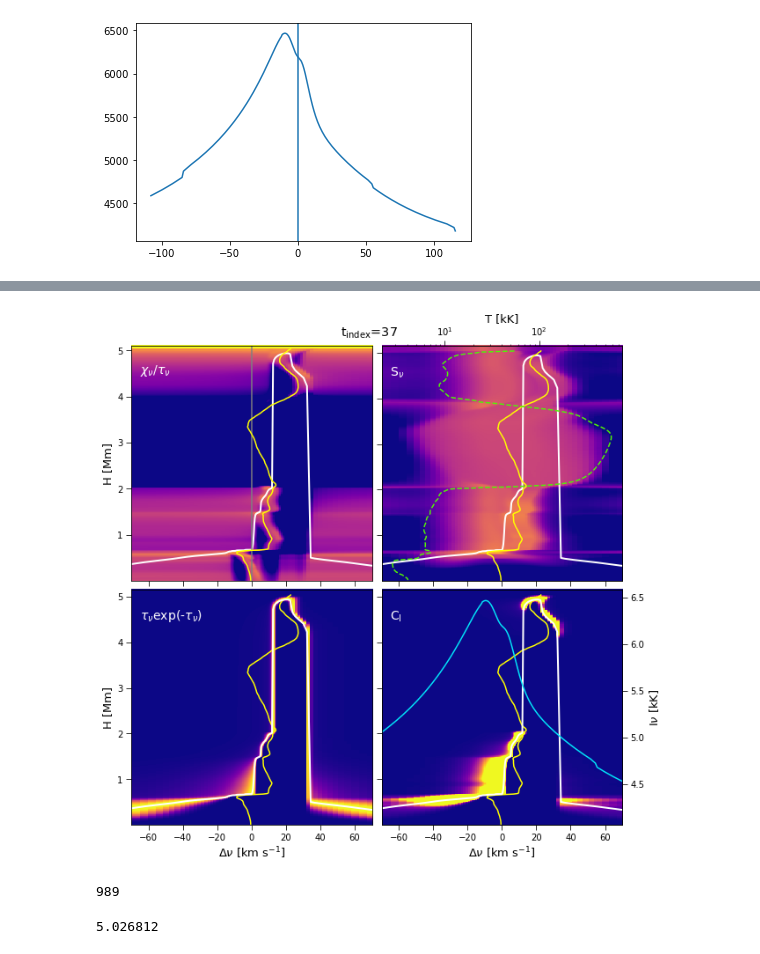
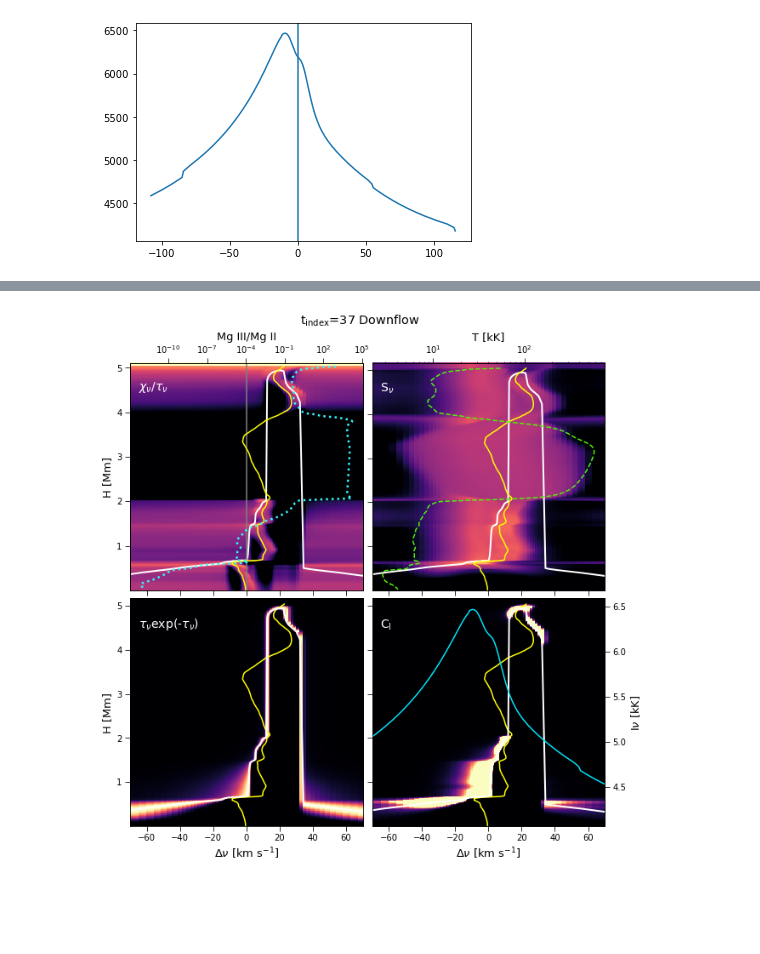
Before and after one commit to souvikita/Bifrost-simulation-analysis, a Jupyter notebook: Cont_function.ipynb, the cells around one changed output, grey strips where cells are left out. Cells and saved outputs as stored; diff of their text form; code cells hidden in the pictures; blank space fills up the shorter version.

Commit message:
Added the Mg III/Mg II populations

```diff
--- a/Cont_function.ipynb
+++ b/Cont_function.ipynb
@@ -519,0 +517,3 @@ dataMg_DRRE_ray_aux = rh15d.Rh15dout(dpath_Mg_DRRE)
+# %%
+dpath_Mg_DRRE = '/mn/stornext/u3/souvikb/rh_2019/rh/rh15d/run_Mg_Juan_new/output_downflows_pops/'
+dataMg_DRRE_ray_aux = rh15d.Rh15dout(dpath_Mg_DRRE)
@@ -615,3 +619,9 @@ plt.axvline(x=0)
 # %% [output]
 <matplotlib.lines.Line2D at 0x...>
 [figure]
+# %%
+continuum_DRRE = dataMg_DRRE_ray_aux.atom_MG.populations[10,X_pix,Y_pix,988:1410]
+tot_mgII_DRRE = np.sum(dataMg_DRRE_ray_aux.atom_MG.populations[0:9,X_pix,Y_pix,988:1410],axis=0)
+
+plt.plot(z1[988:1410],continuum_DRRE/tot_mgII_DRRE)
+plt.yscale('log')
@@ -618,8 +630,8 @@ plt.axvline(x=0)
 # %%
-xdopp_minmax=[-50,50]
-cmap1 = 'plasma'
+xdopp_minmax=[-70,70]
+cmap1 = 'magma'
 fig, axs =plt.subplots(2,2,figsize=(10,10),facecolor='w', edgecolor='k')
-fig.suptitle(r't$_{\mathrm{index}}$=37',va='center',y=0.9,size='x-large')
+fig.suptitle(r't$_{\mathrm{index}}$=37 Downflow',va='center',y=0.95,size='x-large')
 fig.subplots_adjust(hspace = 0.04,wspace=0.04)
 axs=axs.ravel()
 
@@ -636,6 +648,13 @@ axs[0].plot(-1*vel_juan[0,4866,37,988:1410]/1e3,z1[988:1410],color='yellow')
 axs[0].set_ylabel('H [Mm]',fontsize=13)
 axs[0].set_xticklabels([])
 axs[0].tick_params(direction='out', length=6,color='black')
+
+ax0=axs[0].twiny()
+#color ='tab:black'
+ax0.set_xlabel(r'Mg III/Mg II',fontsize=13)
+ax0.plot(continuum_DRRE/tot_mgII_DRRE,z1[988:1410],color='#33F6FF', linestyle='dotted',linewidth=2.5)
+ax0.set_xscale('log')
+ax0.tick_params(direction='out', length=6,color='black')
 
 norm2 = cm.colors.Normalize(vmax=-7.5,vmin=-10)
 im1 = NonUniformImage(axs[1], interpolation='nearest', extent=[xdopp_minmax[0],xdopp_minmax[1],z1[1410],z1[988]],cmap=cmap1,norm=norm2)
@@ -662,40 +681,32 @@ im2 = NonUniformImage(axs[2], interpolation='nearest', extent=[xdopp_minmax[0],x
 im2.set_data(x1,z1[:988:-1],np.flipud(np.squeeze((tau_factor_new_DRRE.T))))
 axs[2].set_xlim(-70,70)
 axs[2].set_ylim(z1[1410],5.15)
 axs[2].images.append(im2)
 axs[2].text(-65,4.5,r'$\tau_{\nu}$exp(-$\tau_{\nu}$)',color='white',size=14)
 axs[2].plot(-1*vel_juan[0,4866,37,988:1410]/1e3,z1[988:1410],color='yellow')
 axs[2].plot(dopp_Mgk,Tau_ht_new_DRRE[X_pix,Y_pix,indices[12:152]]/1e6,color='white',linewidth=2)
 axs[2].tick_params(direction='out', length=6,color='black')
 axs[2].set_ylabel('H [Mm]',fontsize=13)
 axs[2].set_xlabel(r'$\Delta$$\nu$ [km s$^{-1}$]',fontsize=13)
 
 norm4 = cm.colors.Normalize(vmax=7e-16, vmin=0)
 im3 = NonUniformImage(axs[3], interpolation='nearest', extent=[xdopp_minmax[0],xdopp_minmax[1],z1[1410],z1[988]],cmap=cmap1,norm=norm4)
 im3.set_data(x1,z1[:988:-1],np.flipud(np.squeeze((C_I_DRRE.T))))
 axs[3].set_xlim(-70,70)
 axs[3].set_ylim(z1[1410],5.15)
 axs[3].images.append(im3)
 axs[3].text(-65,4.5,r'C$_{\mathrm{I}}$',color='white',size=14)
 axs[3].plot(-1*vel_juan[0,4866,37,988:1410]/1e3,z1[988:1410],color='yellow')
 axs[3].plot(dopp_Mgk,Tau_ht_new_DRRE[X_pix,Y_pix,indices[12:152]]/1e6,color='white',linewidth=2)
 axs[3].tick_params(direction='out', length=6,color='black')
 axs[3].set_yticklabels([])
 axs[3].set_xlabel(r'$\Delta$$\nu$ [km s$^{-1}$]',fontsize=13)
 
 ax3=axs[3].twinx()
 #color ='tab:black'
 ax3.set_ylabel(r'I$\nu$ [kK]',fontsize=13)
 ax3.plot(dopp_Mgk,T_brightness_DRRE/1e3,color='#03E5FA')
 ax3.tick_params(direction='out', length=6,color='black')
-#plt.savefig('/mn/stornext/d9/souvikb/paper5_results/Cont_func_RRE_Mg.pdf',dpi=400,format='pdf',bbox_inches = 'tight',pad_innches=0.1)
+plt.savefig('/mn/stornext/d9/souvikb/paper5_results/Cont_func_RRE_Mg.pdf',dpi=400,format='pdf',bbox_inches = 'tight',pad_innches=0.1)
 # %% [output]
-[figure, old version]
+[figure, new version]
-# %%
-1554-565
-# %% [output]
-989
-# %%
-z1[989]
-# %% [output]
-5.026812
```
Also changed, not shown: parts of 6 cells of this notebook.
